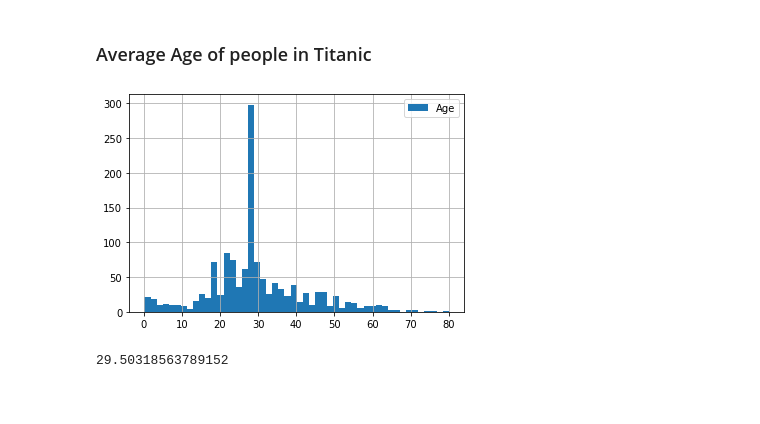
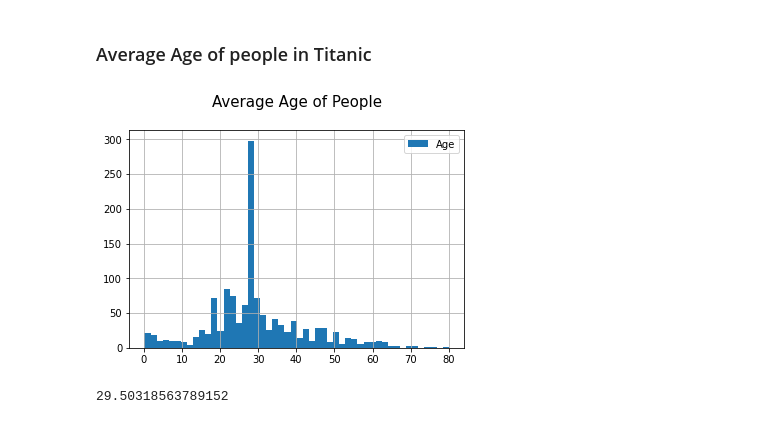
Before and after one commit to Shahrayar123/Titanic_Exploratory_Data_Analysis, a Jupyter notebook: Titanic_EDA.ipynb, the cells around one changed output. Saved outputs shown, nothing was run; the diff lists cells and outputs as text; code cells hidden in the pictures.

```diff
--- a/Titanic_EDA.ipynb
+++ b/Titanic_EDA.ipynb
@@ -200,10 +218,11 @@ plt.show()
 ### Average Age of people in Titanic
 # %%
 data.Age.hist(bins=50, legend=1)
-
+plt.title("Average Age of People\n", size=15)
+plt.savefig('Average_age.png', bbox='tight', pad_inches=2)
 plt.show()
 # %% [output]
-[figure, old version]
+[figure, new version]
 # %%
 data.Age.mean()
 # %% [output]
```
Also changed, not shown: parts of 26 cells of this notebook.
